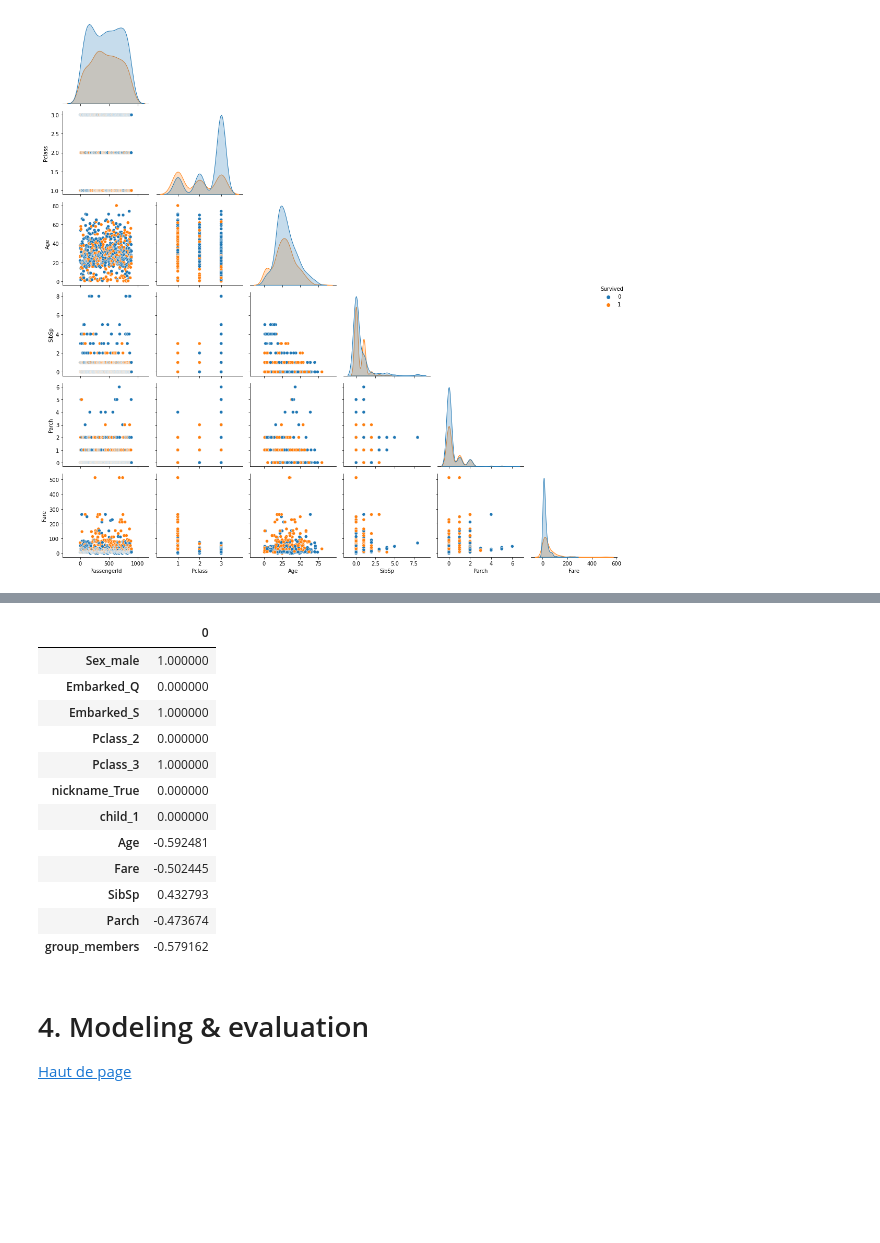
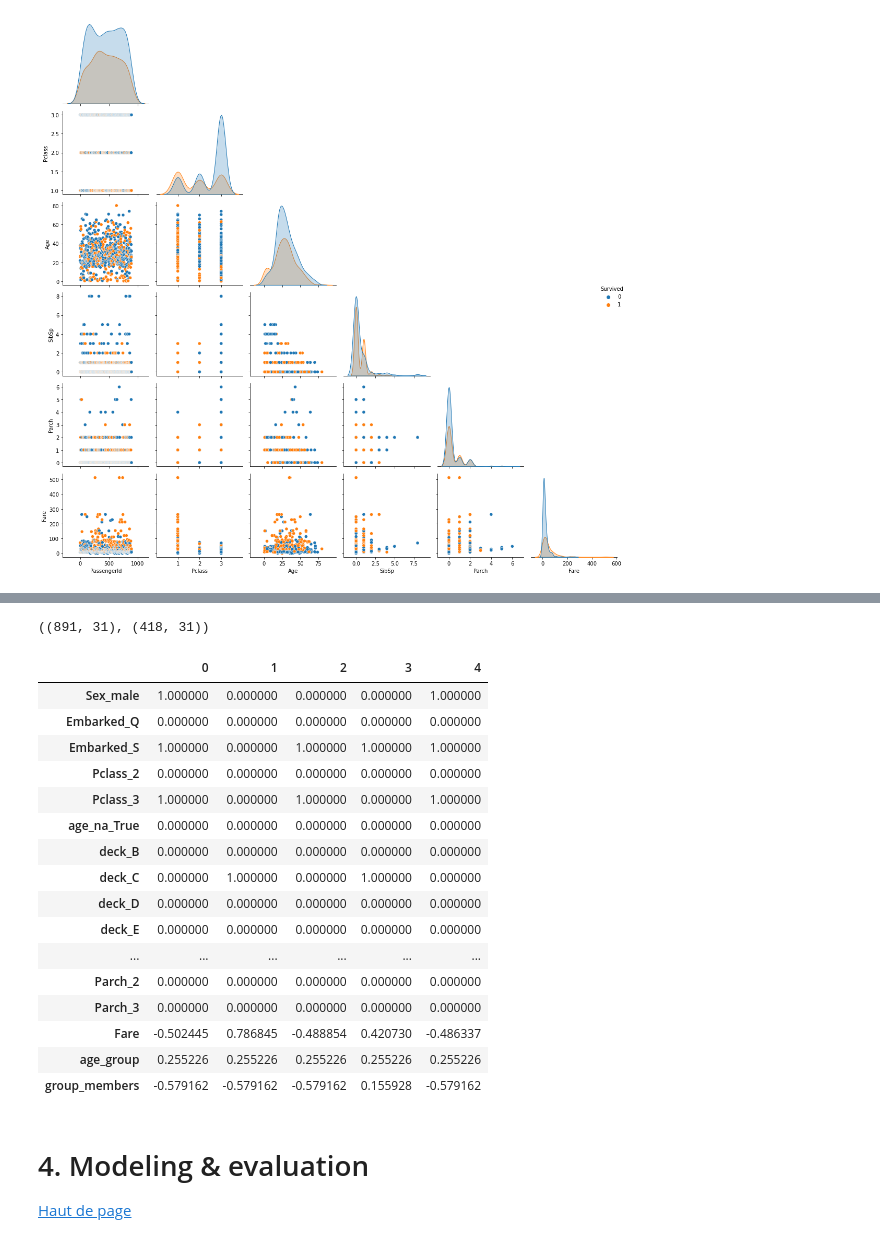
Before and after one commit to dghr7/kaggle-titanic, a Jupyter notebook: main_titanic.ipynb, the cells around one changed output, grey strips where cells are left out. Saved outputs shown, nothing was run; the diff lists cells and outputs as text; code cells hidden in the pictures; blank space fills up the shorter version.

Commit message:
Simplifying the pipeline

```diff
--- a/main_titanic.ipynb
+++ b/main_titanic.ipynb
@@ -484,0 +425,4 @@ X[num_cols] = scaler.transform(X[num_cols])
+# %%
+df = fe(df)
+X_train = fe(X_train)
+X_test = fe(X_test)
@@ -484,0 +484,19 @@ X[num_cols] = scaler.transform(X[num_cols])
+# %%
+X_train_index = X_train.index
+X_test_index = X_test.index
+
+# OH encoding
+categorical_transformer = Pipeline(
+    steps=[('OHencoder', OneHotEncoder(handle_unknown='ignore', sparse=False, drop='first'))
+    ])
+
+preprocessor_oh = ColumnTransformer(
+    transformers=[('cat', categorical_transformer, cat_cols)],
+    remainder='passthrough',
+    verbose_feature_names_out=False)
+
+X_oh_train = pd.DataFrame(preprocessor_oh.fit_transform(X_train), columns = preprocessor_oh.get_feature_names_out())
+X_train = X_oh_train.set_index(X_train_index)
+
+X_oh_test = pd.DataFrame(preprocessor_oh.transform(X_test), columns = preprocessor_oh.get_feature_names_out())
+X_test = X_oh_test.set_index(X_test_index)
@@ -484,0 +529,11 @@ X[num_cols] = scaler.transform(X[num_cols])
+# %%
+cols = ['deck_T',
+        'title_Mlle','title_Col','title_the Countess','title_Jonkheer','title_Major','title_Lady','title_Mlle','title_Mme','title_Sir']
+
+X_train.drop(cols,
+       inplace=True,
+       axis=1)
+
+X_test.drop(cols,
+       inplace=True,
+       axis=1)
@@ -485,3 +544,11 @@ X[num_cols] = scaler.transform(X[num_cols])
+# %%
+# Scaling
+scaler = StandardScaler()
+
+scaler.fit(X_train[num_cols])
+
+X_train[num_cols] = scaler.transform(X_train[num_cols])
+X_test[num_cols] = scaler.transform(X_test[num_cols])
 # %%
 # PCA
 # Elbow method
@@ -544,19 +607,27 @@ X.shape
+# %%
+X_train.shape, X_test.shape
+# %% [output]
+((891, 31), (418, 31))
 # %%
-X.head(1).T
+X_train.head().T
 # %% [output]
-|  | 0 |
-| Sex_male | 1.000000 |
-| Embarked_Q | 0.000000 |
-| Embarked_S | 1.000000 |
-| Pclass_2 | 0.000000 |
-| Pclass_3 | 1.000000 |
-| nickname_True | 0.000000 |
-| child_1 | 0.000000 |
-| Age | -0.592481 |
-| Fare | -0.502445 |
-| SibSp | 0.432793 |
-| Parch | -0.473674 |
-| group_members | -0.579162 |
+|  | 0 | 1 | 2 | 3 | 4 |
+| Sex_male | 1.000000 | 0.000000 | 0.000000 | 0.000000 | 1.000000 |
+| Embarked_Q | 0.000000 | 0.000000 | 0.000000 | 0.000000 | 0.000000 |
+| Embarked_S | 1.000000 | 0.000000 | 1.000000 | 1.000000 | 1.000000 |
+| Pclass_2 | 0.000000 | 0.000000 | 0.000000 | 0.000000 | 0.000000 |
+| Pclass_3 | 1.000000 | 0.000000 | 1.000000 | 0.000000 | 1.000000 |
+| age_na_True | 0.000000 | 0.000000 | 0.000000 | 0.000000 | 0.000000 |
+| deck_B | 0.000000 | 0.000000 | 0.000000 | 0.000000 | 0.000000 |
+| deck_C | 0.000000 | 1.000000 | 0.000000 | 1.000000 | 0.000000 |
+| deck_D | 0.000000 | 0.000000 | 0.000000 | 0.000000 | 0.000000 |
+| deck_E | 0.000000 | 0.000000 | 0.000000 | 0.000000 | 0.000000 |
+| ... | ... | ... | ... | ... | ... |
+| Parch_2 | 0.000000 | 0.000000 | 0.000000 | 0.000000 | 0.000000 |
+| Parch_3 | 0.000000 | 0.000000 | 0.000000 | 0.000000 | 0.000000 |
+| Fare | -0.502445 | 0.786845 | -0.488854 | 0.420730 | -0.486337 |
+| age_group | 0.255226 | 0.255226 | 0.255226 | 0.255226 | 0.255226 |
+| group_members | -0.579162 | -0.579162 | -0.579162 | 0.155928 | -0.579162 |
 # %% [markdown]
 <a id='section4'></a>
 # 4. Modeling & evaluation
```
Also changed, not shown: parts of 78 cells of this notebook.
